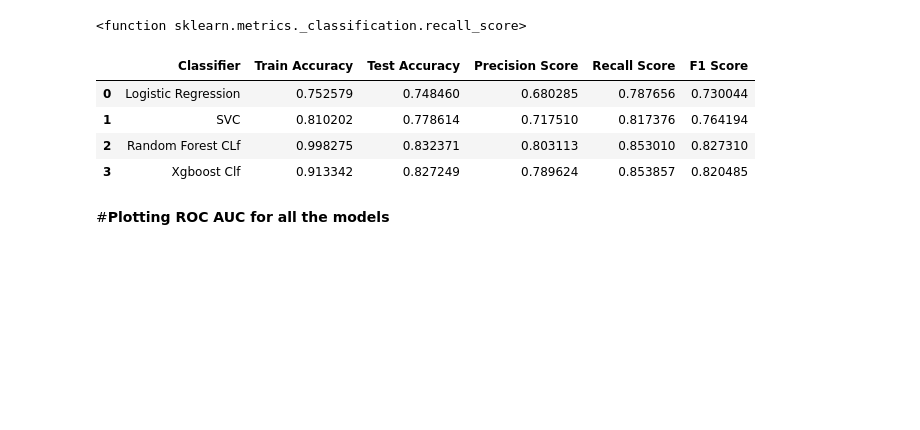
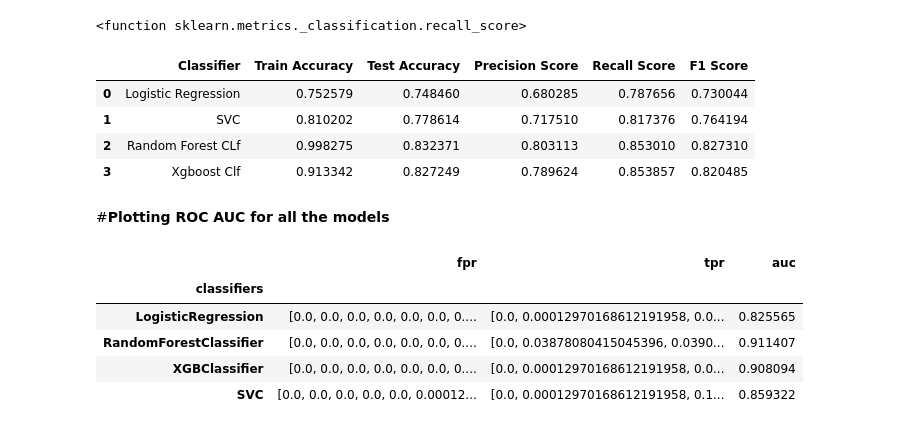
Before and after one commit to UthamanA/Credit-Card-Default-Pridiction---Capstone-Project, a Jupyter notebook: Credit_Card_Default_Prediction_Capstone_Project.ipynb, the cells around one changed output. Drawn from its saved outputs; the diff is of its cells as text; code cells hidden in the pictures; blank space fills up the shorter version.

```diff
--- a/Credit_Card_Default_Prediction_Capstone_Project.ipynb
+++ b/Credit_Card_Default_Prediction_Capstone_Project.ipynb
@@ -1366,0 +1389,9 @@ pd.DataFrame({'Classifier':classifiers, 'Train Accuracy': train_accuracy, 'Test
+# %%
+result_table
+# %% [output]
+|  | fpr | tpr | auc |
+| classifiers |  |  |  |
+| LogisticRegression | [0.0, 0.0, 0.0, 0.0, 0.0, 0.0, 0.... | [0.0, 0.00012970168612191958, 0.0... | 0.825565 |
+| RandomForestClassifier | [0.0, 0.0, 0.0, 0.0, 0.0, 0.0, 0.... | [0.0, 0.03878080415045396, 0.0390... | 0.911407 |
+| XGBClassifier | [0.0, 0.0, 0.0, 0.0, 0.0, 0.0, 0.... | [0.0, 0.00012970168612191958, 0.0... | 0.908094 |
+| SVC | [0.0, 0.0, 0.0, 0.0, 0.0, 0.00012... | [0.0, 0.00012970168612191958, 0.1... | 0.859322 |
```
Also changed, not shown: parts of 2 cells of this notebook.
